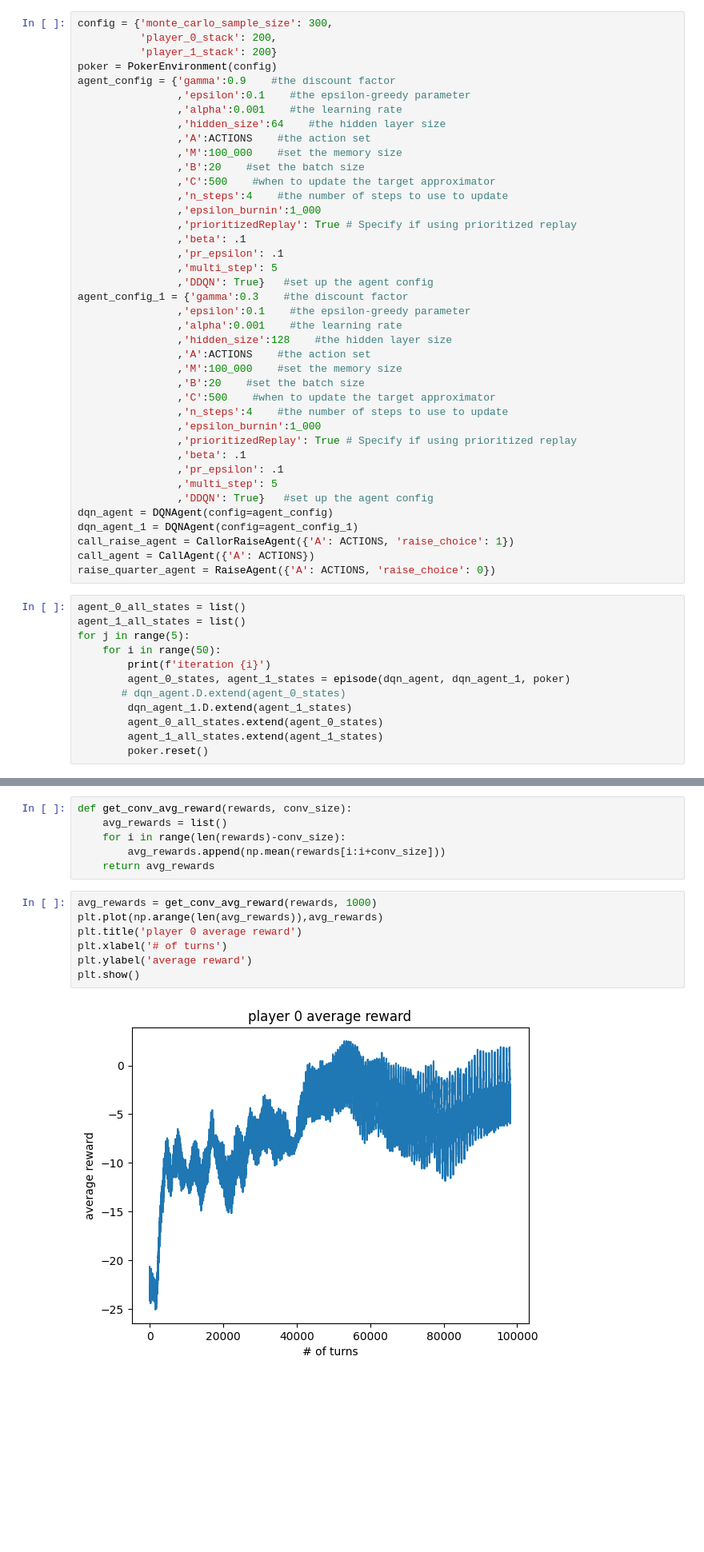
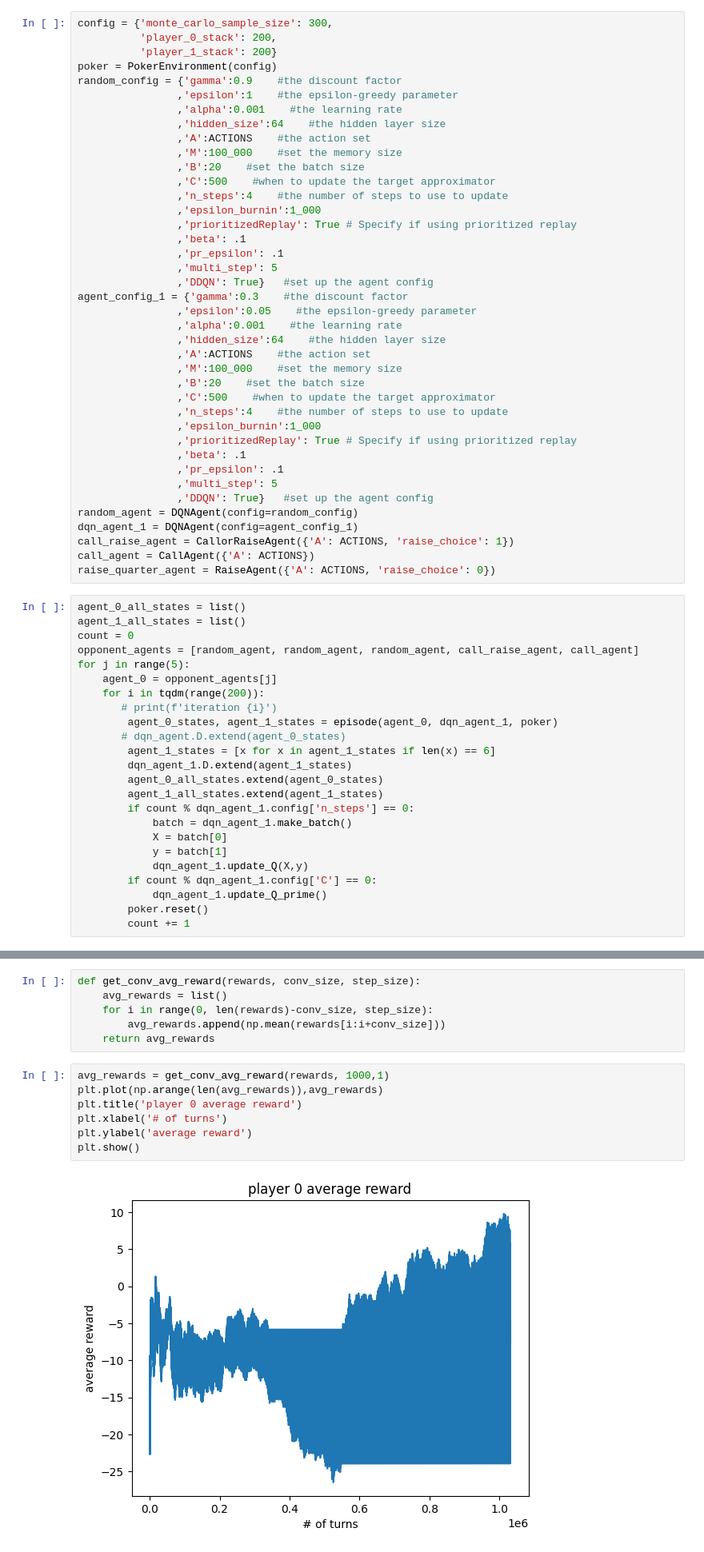
Before and after one commit to aidanholc/ReinforcementLearningFinalProject, a Jupyter notebook: environment.ipynb, the cells around one changed output, grey strips where cells are left out. Shown at 80% size. Cells and saved outputs as stored; diff of their text form; blank space fills up the shorter version.

```diff
--- a/environment.ipynb
+++ b/environment.ipynb
@@ -661,8 +671,8 @@ config = {'monte_carlo_sample_size': 300,
           'player_0_stack': 200,
           'player_1_stack': 200}
 poker = PokerEnvironment(config)
-agent_config = {'gamma':0.9    #the discount factor
-                ,'epsilon':0.1    #the epsilon-greedy parameter
+random_config = {'gamma':0.9    #the discount factor
+                ,'epsilon':1    #the epsilon-greedy parameter
                 ,'alpha':0.001    #the learning rate
                 ,'hidden_size':64    #the hidden layer size
                 ,'A':ACTIONS    #the action set
@@ -677,9 +687,9 @@ agent_config = {'gamma':0.9    #the discount factor
                 ,'multi_step': 5
                 ,'DDQN': True}   #set up the agent config
 agent_config_1 = {'gamma':0.3    #the discount factor
-                ,'epsilon':0.1    #the epsilon-greedy parameter
+                ,'epsilon':0.05    #the epsilon-greedy parameter
                 ,'alpha':0.001    #the learning rate
-                ,'hidden_size':128    #the hidden layer size
+                ,'hidden_size':64    #the hidden layer size
                 ,'A':ACTIONS    #the action set
                 ,'M':100_000    #set the memory size
                 ,'B':20    #set the batch size
@@ -691,7 +701,7 @@ agent_config_1 = {'gamma':0.3    #the discount factor
                 ,'pr_epsilon': .1
                 ,'multi_step': 5
                 ,'DDQN': True}   #set up the agent config
-dqn_agent = DQNAgent(config=agent_config)
+random_agent = DQNAgent(config=random_config)
 dqn_agent_1 = DQNAgent(config=agent_config_1)
 call_raise_agent = CallorRaiseAgent({'A': ACTIONS, 'raise_choice': 1})
 call_agent = CallAgent({'A': ACTIONS})
@@ -699,13 +709,25 @@ raise_quarter_agent = RaiseAgent({'A': ACTIONS, 'raise_choice': 0})
 # %%
 agent_0_all_states = list()
 agent_1_all_states = list()
+count = 0
+opponent_agents = [random_agent, random_agent, random_agent, call_raise_agent, call_agent]
 for j in range(5):
-    for i in range(50):
-        print(f'iteration {i}')
-        agent_0_states, agent_1_states = episode(dqn_agent, dqn_agent_1, poker)
+    agent_0 = opponent_agents[j]
+    for i in tqdm(range(200)):
+       # print(f'iteration {i}')
+        agent_0_states, agent_1_states = episode(agent_0, dqn_agent_1, poker)
        # dqn_agent.D.extend(agent_0_states)
+        agent_1_states = [x for x in agent_1_states if len(x) == 6]
         dqn_agent_1.D.extend(agent_1_states)
         agent_0_all_states.extend(agent_0_states)
         agent_1_all_states.extend(agent_1_states)
+        if count % dqn_agent_1.config['n_steps'] == 0:
+            batch = dqn_agent_1.make_batch()
+            X = batch[0]
+            y = batch[1]
+            dqn_agent_1.update_Q(X,y)
+        if count % dqn_agent_1.config['C'] == 0:
+            dqn_agent_1.update_Q_prime()
         poker.reset()
+        count += 1
 # %% [output]
@@ -737,18 +762,18 @@ for tup in agent_1_all_states:
 # %%
-def get_conv_avg_reward(rewards, conv_size):
+def get_conv_avg_reward(rewards, conv_size, step_size):
     avg_rewards = list()
-    for i in range(len(rewards)-conv_size):
+    for i in range(0, len(rewards)-conv_size, step_size):
         avg_rewards.append(np.mean(rewards[i:i+conv_size]))
     return avg_rewards
 # %%
-avg_rewards = get_conv_avg_reward(rewards, 1000)
+avg_rewards = get_conv_avg_reward(rewards, 1000,1)
 plt.plot(np.arange(len(avg_rewards)),avg_rewards)
 plt.title('player 0 average reward')
 plt.xlabel('# of turns')
 plt.ylabel('average reward')
 plt.show()
 # %% [output]
-[figure, old version]
+[figure, new version]
 # %%
 print(agent_0_all_states[-10:])
 # %% [output]
```
Also changed, not shown: parts of 14 cells of this notebook, 1 other file.
